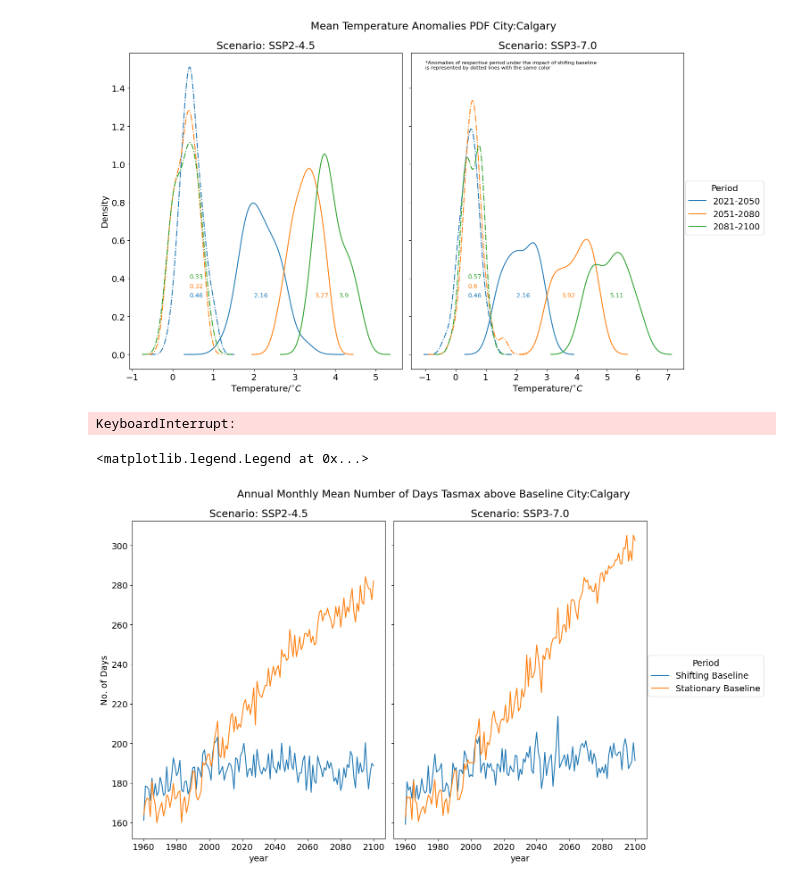
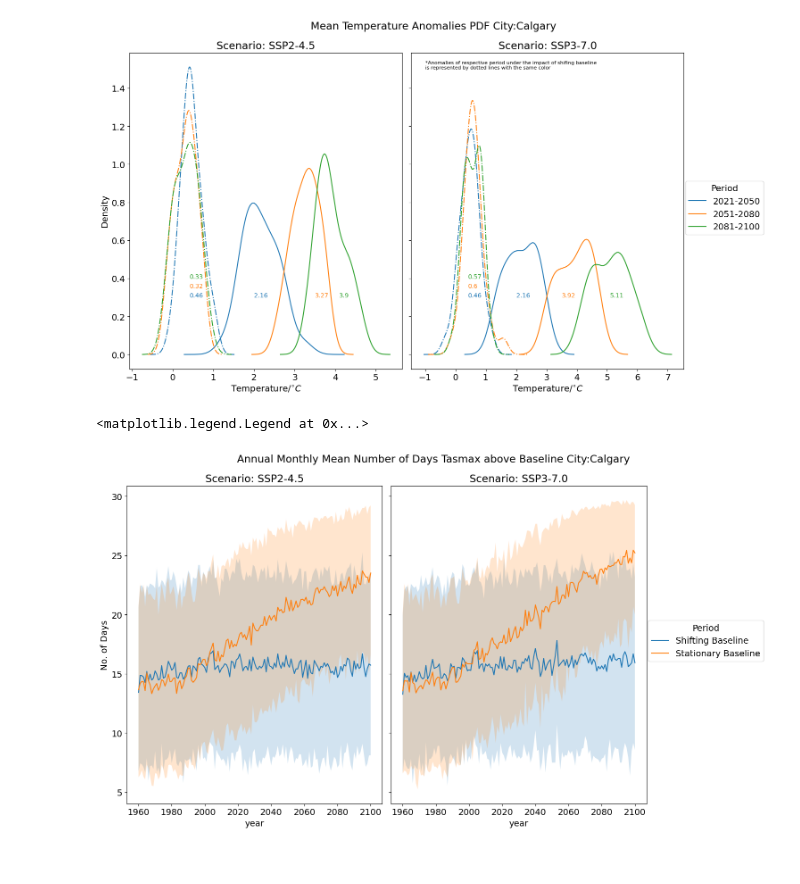
Before and after one commit to edmundn55/shifting-baseline, a Jupyter notebook: sb_plot_script.ipynb, the cells around one changed output. Cells and saved outputs as stored; diff of their text form; code cells hidden in the pictures.

Commit message:
fix days tmax over baseline plot

```diff
--- a/sb_plot_script.ipynb
+++ b/sb_plot_script.ipynb
@@ -425,42 +425,40 @@ Calgary
 shifted_245_over_tmax=shifted_245_tmax['Calgary'].mean(['lat','lon']).chunk({'model':-1})
 shifted_245_over_tmax=xr.where(shifted_245_over_tmax>0,1,0)
 shifted_245_over_tmax_mean=shifted_245_over_tmax.mean(dim='model').resample(time='1ME').sum('time').groupby('time.year').mean('time')
-shifted_245_over_tmax_q90=shifted_245_over_tmax.quantile(0.9,dim='model').resample(time='1ME').sum('time').groupby('time.year').mean('time')
-shifted_245_over_tmax_q10=shifted_245_over_tmax.quantile(0.1,dim='model').resample(time='1ME').sum('time').groupby('time.year').mean('time')
+shifted_245_over_tmax_q90=shifted_245_over_tmax.resample(time='1ME').sum('time').quantile(0.9,dim='model').groupby('time.year').mean('time')
+shifted_245_over_tmax_q10=shifted_245_over_tmax.resample(time='1ME').sum('time').quantile(0.1,dim='model').groupby('time.year').mean('time')
 # %%
 stat_370_over_tmax=xr.where(stat_370_tmax['Calgary']>0,1,0).chunk({'model':-1})
 stat_370_over_tmax_mean=stat_370_over_tmax.mean(dim='model').resample(time='1ME').sum('time').groupby('time.year').mean('time')
-stat_370_over_tmax_q90=stat_370_over_tmax.quantile(0.9,dim='model').resample(time='1ME').sum('time').groupby('time.year').mean('time')
-stat_370_over_tmax_q10=stat_370_over_tmax.quantile(0.1,dim='model').resample(time='1ME').sum('time').groupby('time.year').mean('time')
+stat_370_over_tmax_q90=stat_370_over_tmax.resample(time='1ME').sum('time').quantile(0.9,dim='model').groupby('time.year').mean('time')
+stat_370_over_tmax_q10=stat_370_over_tmax.resample(time='1ME').sum('time').quantile(0.1,dim='model').groupby('time.year').mean('time')
 # %%
 shifted_370_over_tmax=shifted_370_tmax['Calgary'].mean(['lat','lon']).chunk({'model':-1})
 shifted_370_over_tmax=xr.where(shifted_370_over_tmax>0,1,0)
 shifted_370_over_tmax_mean=shifted_370_over_tmax.mean(dim='model').resample(time='1ME').sum('time').groupby('time.year').mean('time')
-shifted_370_over_tmax_q90=shifted_370_over_tmax.quantile(0.9,dim='model').resample(time='1ME').sum('time').groupby('time.year').mean('time')
-shifted_370_over_tmax_q10=shifted_370_over_tmax.quantile(0.1,dim='model').resample(time='1ME').sum('time').groupby('time.year').mean('time')
+shifted_370_over_tmax_q90=shifted_370_over_tmax.resample(time='1ME').sum('time').quantile(0.9,dim='model').groupby('time.year').mean('time')
+shifted_370_over_tmax_q10=shifted_370_over_tmax.resample(time='1ME').sum('time').quantile(0.1,dim='model').groupby('time.year').mean('time')
 # %%
 stat_245_over_tmax=xr.where(stat_245_tmax['Calgary']>0,1,0).chunk({'model':-1})
-stat_245_over_tmax_mean=stat_245_over_tmax.mean(dim='model').resample(time='1ME').resample(time='1ME').sum('time').groupby('time.year').mean('time')
-stat_245_over_tmax_q90=stat_245_over_tmax.quantile(0.9,dim='model').resample(time='1ME').resample(time='1ME').sum('time').groupby('time.year').mean('time')
-stat_245_over_tmax_q10=stat_245_over_tmax.quantile(0.1,dim='model').resample(time='1ME').resample(time='1ME').sum('time').groupby('time.year').mean('time')
+stat_245_over_tmax_mean=stat_245_over_tmax.mean(dim='model').resample(time='1ME').sum('time').groupby('time.year').mean('time')
+stat_245_over_tmax_q90=stat_245_over_tmax.resample(time='1ME').sum('time').quantile(0.9,dim='model').groupby('time.year').mean('time')
+stat_245_over_tmax_q10=stat_245_over_tmax.resample(time='1ME').sum('time').quantile(0.1,dim='model').groupby('time.year').mean('time')
-# %% [output]
-KeyboardInterrupt:
 # %%
 fig,ax=plt.subplots(1,2,figsize=(15,8),layout='constrained',sharey=True)
 fig.suptitle('Annual Monthly Mean Number of Days Tasmax above Baseline City:'+city,y=1.05)
 shifted_245_over_tmax_mean.plot(ax=ax[0],label='Shifting Baseline')
 ax[0].fill_between(np.arange(1960,2101),shifted_245_over_tmax_q10,shifted_245_over_tmax_q90,alpha=0.2)
 stat_245_over_tmax_mean.plot(ax=ax[0],label='Stationary Baseline')
 ax[0].fill_between(np.arange(1960,2101),stat_245_over_tmax_q10,stat_245_over_tmax_q90,alpha=0.2)
 shifted_370_over_tmax_mean.plot(ax=ax[1])
 ax[1].fill_between(np.arange(1960,2101),shifted_370_over_tmax_q10,shifted_370_over_tmax_q90,alpha=0.2)
 stat_370_over_tmax_mean.plot(ax=ax[1])
-ax[0].fill_between(np.arange(1960,2101),stat_370_over_tmax_q10,stat_370_over_tmax_q90,alpha=0.2)
+ax[1].fill_between(np.arange(1960,2101),stat_370_over_tmax_q10,stat_370_over_tmax_q90,alpha=0.2)
 ax[0].set_ylabel('No. of Days')
 ax[1].set_ylabel('')
 ax[0].set_title('Scenario: SSP2-4.5')
 ax[1].set_title('Scenario: SSP3-7.0')
 fig.legend(title='Period', loc='outside right')
 # %% [output]
 <matplotlib.legend.Legend at 0x...>
-[figure, old version]
+[figure, new version]
```
